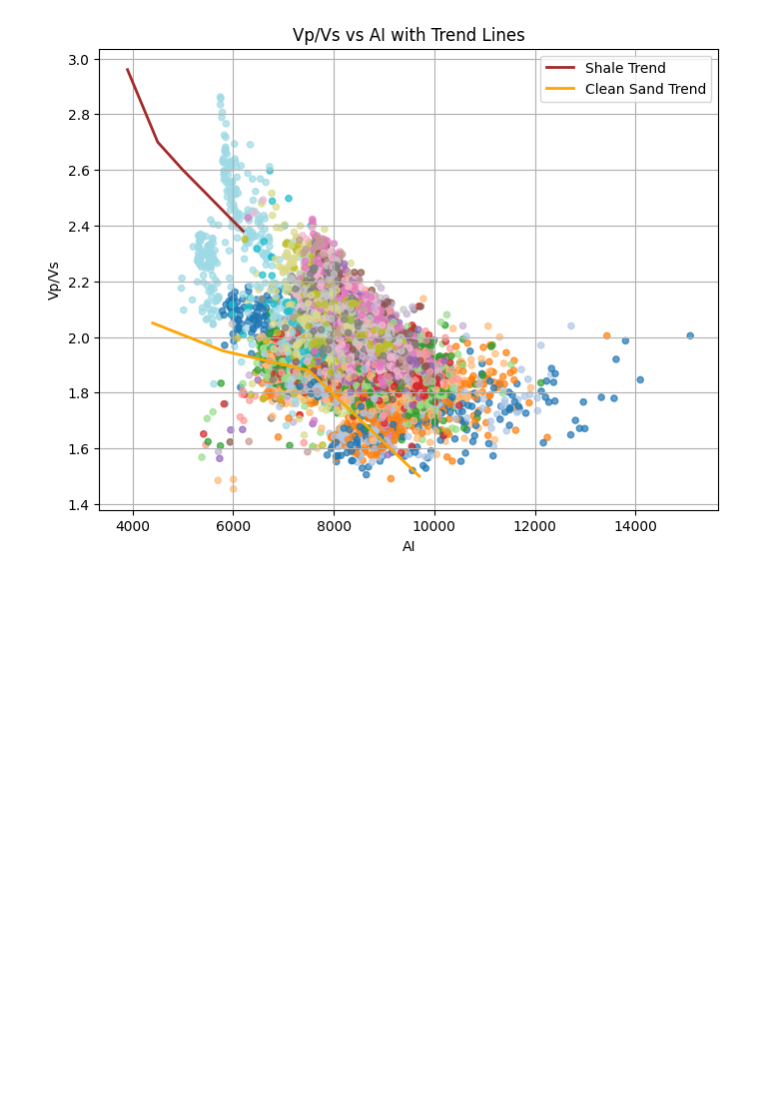
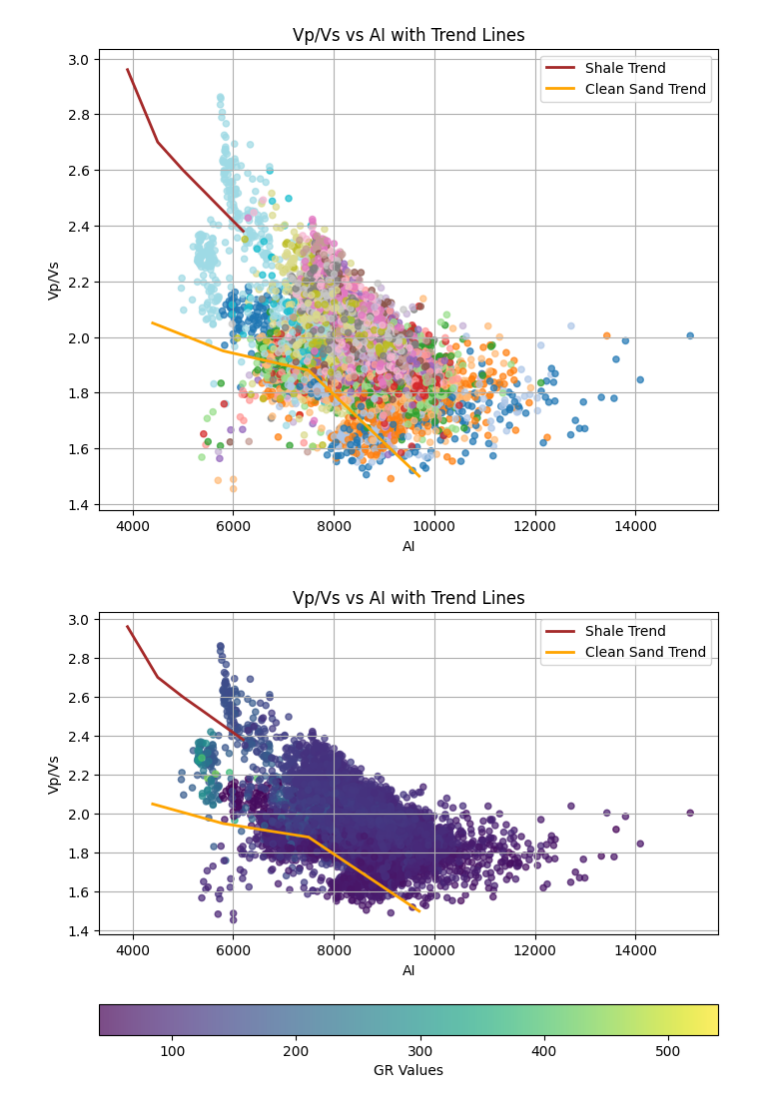
Before and after one commit to erikooooo/well_data_preprocessing, a Jupyter notebook: Excerise_1/Code/Rock_physics.ipynb, the cells around one changed output. Drawn from its saved outputs; the diff is of its cells as text; code cells hidden in the pictures; blank space fills up the shorter version.

Commit message:
la til nytt plot

```diff
--- a/Excerise_1/Code/Rock_physics.ipynb
+++ b/Excerise_1/Code/Rock_physics.ipynb
@@ -262,3 +262,26 @@ plt.grid(True)
 plt.show()
 # %% [output]
 [figure]
+# %%
+plt.figure(figsize=(8,6))
+
+# Scatter of actual data (colored by GR values now, using a continuous colormap)
+plt.scatter(df_clean['AI'], df_clean['Vp/Vs'],
+            c=df_clean['GR'], cmap='viridis', s=20, alpha=0.7)  # Changed 'GR_color' to 'GR' and 'tab20' to 'viridis' for continuous coloring
+
+# Plot trend lines (shale and sand)
+plt.plot(shale_x, shale_y, color='brown', linestyle='-', linewidth=2, label='Shale Trend')
+plt.plot(sand_x, sand_y, color='orange', linestyle='-', linewidth=2, label='Clean Sand Trend')
+
+plt.xlabel('AI')
+plt.ylabel('Vp/Vs')
+plt.title('Vp/Vs vs AI with Trend Lines')
+plt.legend()
+plt.grid(True)
+
+# Add color bar at the bottom
+plt.colorbar(orientation='horizontal', label='GR Values')
+
+plt.show()
+# %% [output]
+[figure, added]
```
